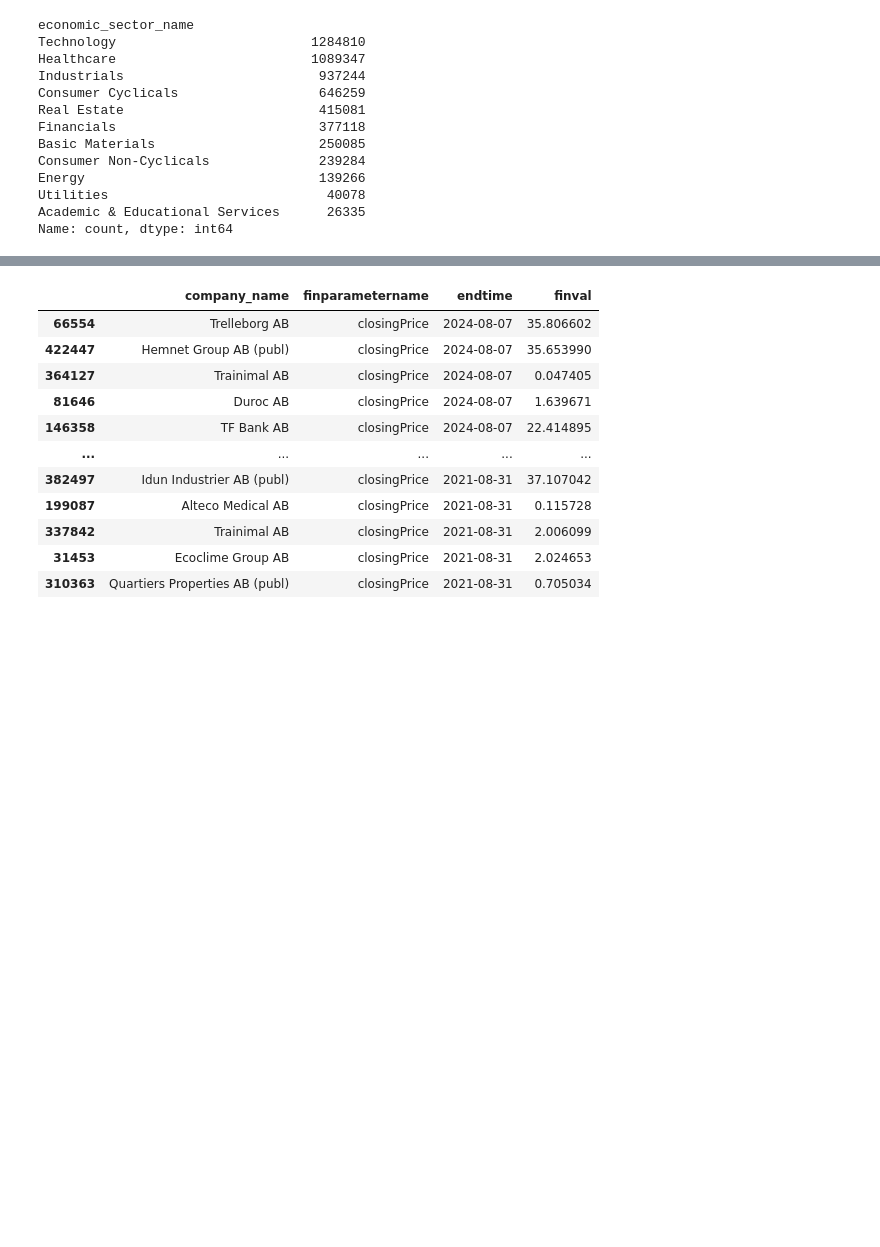
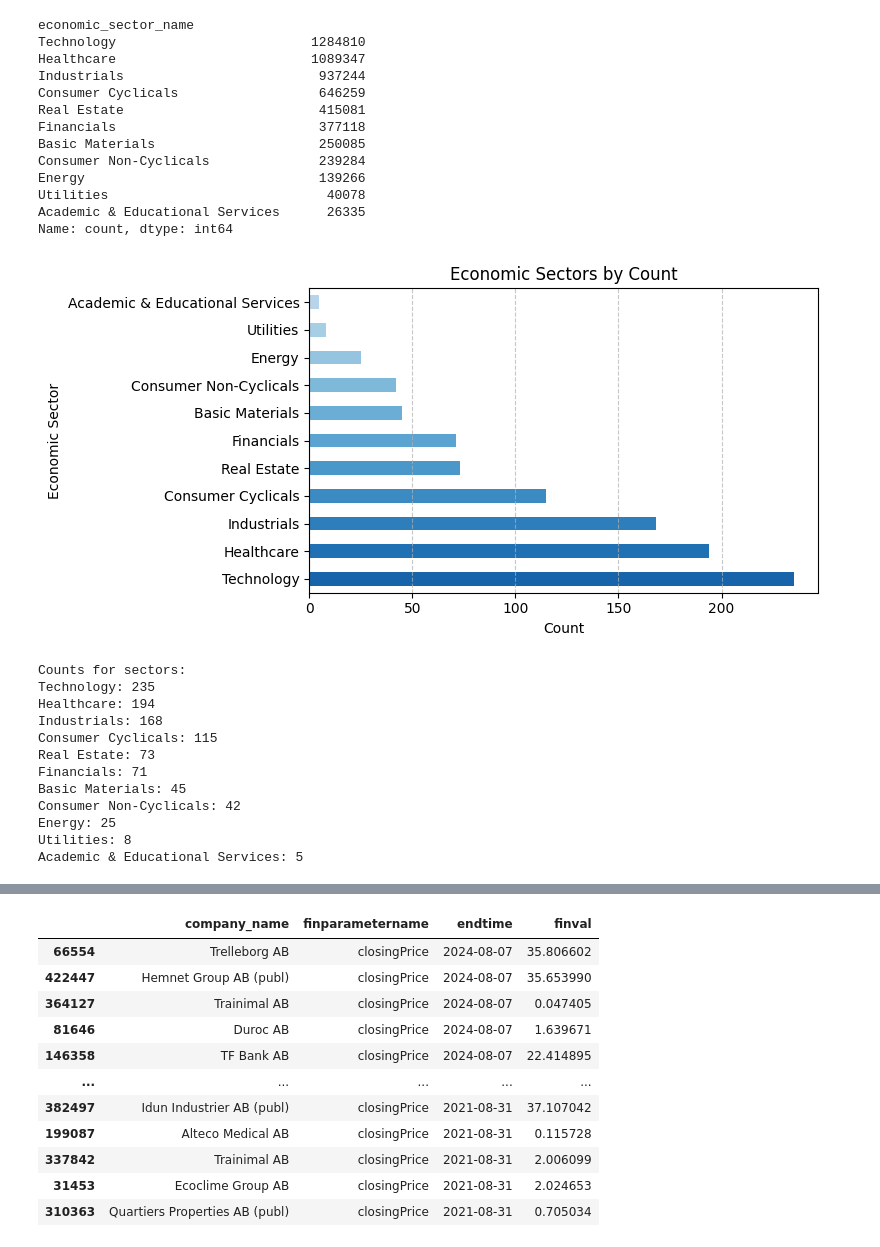
Before and after one commit to Lellalu/II142X_VT2025, a Jupyter notebook: data_analysis.ipynb, the cells around one changed output, grey strips where cells are left out. Saved outputs shown, nothing was run; the diff lists cells and outputs as text; code cells hidden in the pictures; blank space fills up the shorter version.

```diff
--- a/data_analysis.ipynb
+++ b/data_analysis.ipynb
@@ -96,5 +151,34 @@ Energy                              139266
 Utilities                            40078
 Academic & Educational Services      26335
 Name: count, dtype: int64
+# %%
+sector_counts = stocks[["company_name", "economic_sector_name"]].drop_duplicates(subset='company_name', keep="last")["economic_sector_name"].value_counts()
+plt.figure(figsize=(8, 4))
+colors = plt.cm.Blues(np.linspace(0.8, 0.3, len(sector_counts)))
+sector_counts.plot(kind='barh', color = colors)
+plt.title('Economic Sectors by Count')
+plt.xlabel('Count')
+plt.ylabel('Economic Sector')
+plt.gca().xaxis.set_major_formatter(plt.FuncFormatter(lambda x, p: format(int(x), ',')))
+plt.grid(axis='x', linestyle='--', alpha=0.7)
+plt.tight_layout()
+plt.show()
+print("\nCounts for sectors:")
+for sector, count in sector_counts.items():
+    print(f"{sector}: {count:,}")
+# %% [output]
+[figure, added]
+Counts for sectors:
+Technology: 235
+Healthcare: 194
+Industrials: 168
+Consumer Cyclicals: 115
+Real Estate: 73
+Financials: 71
+Basic Materials: 45
+Consumer Non-Cyclicals: 42
+Energy: 25
+Utilities: 8
+Academic & Educational Services: 5
 # %%
 stocks["country_name"].value_counts()
```
Also changed, not shown: parts of 9 cells of this notebook, 4 other files.
